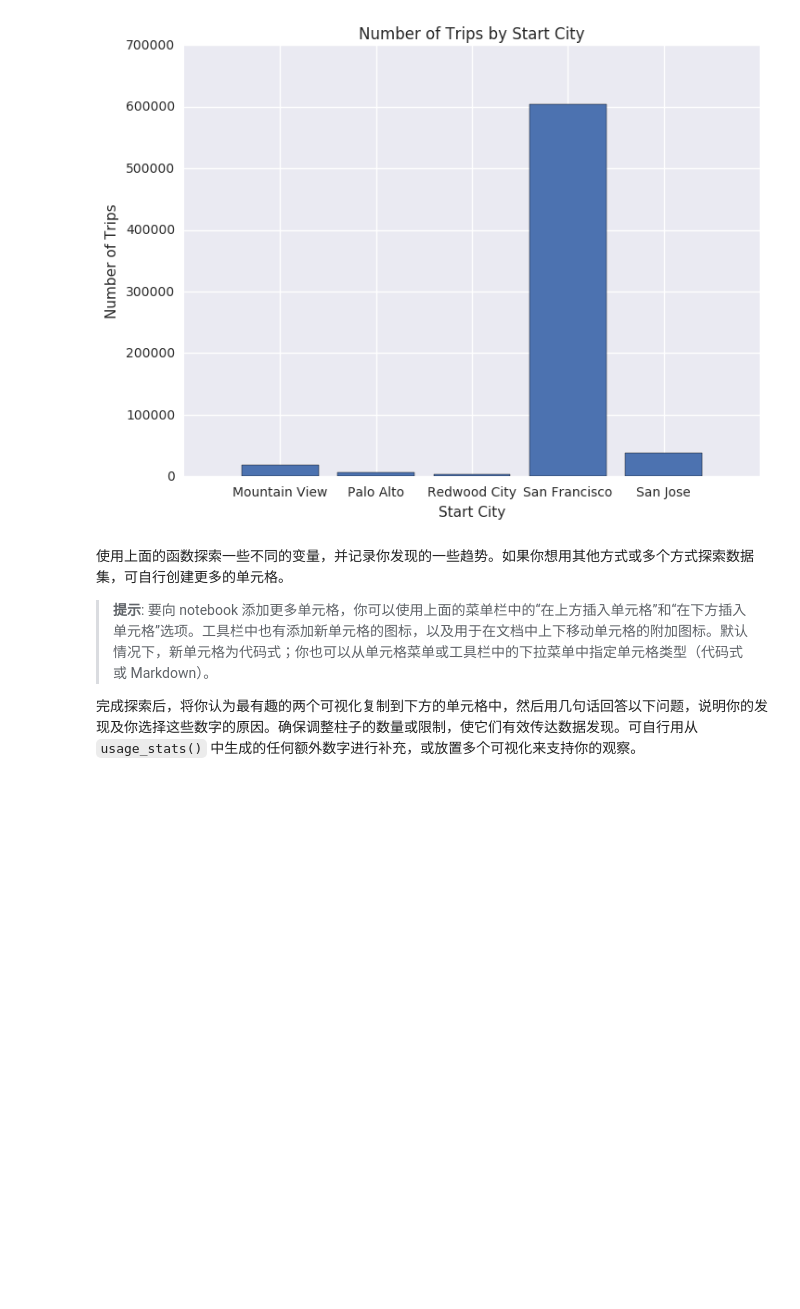
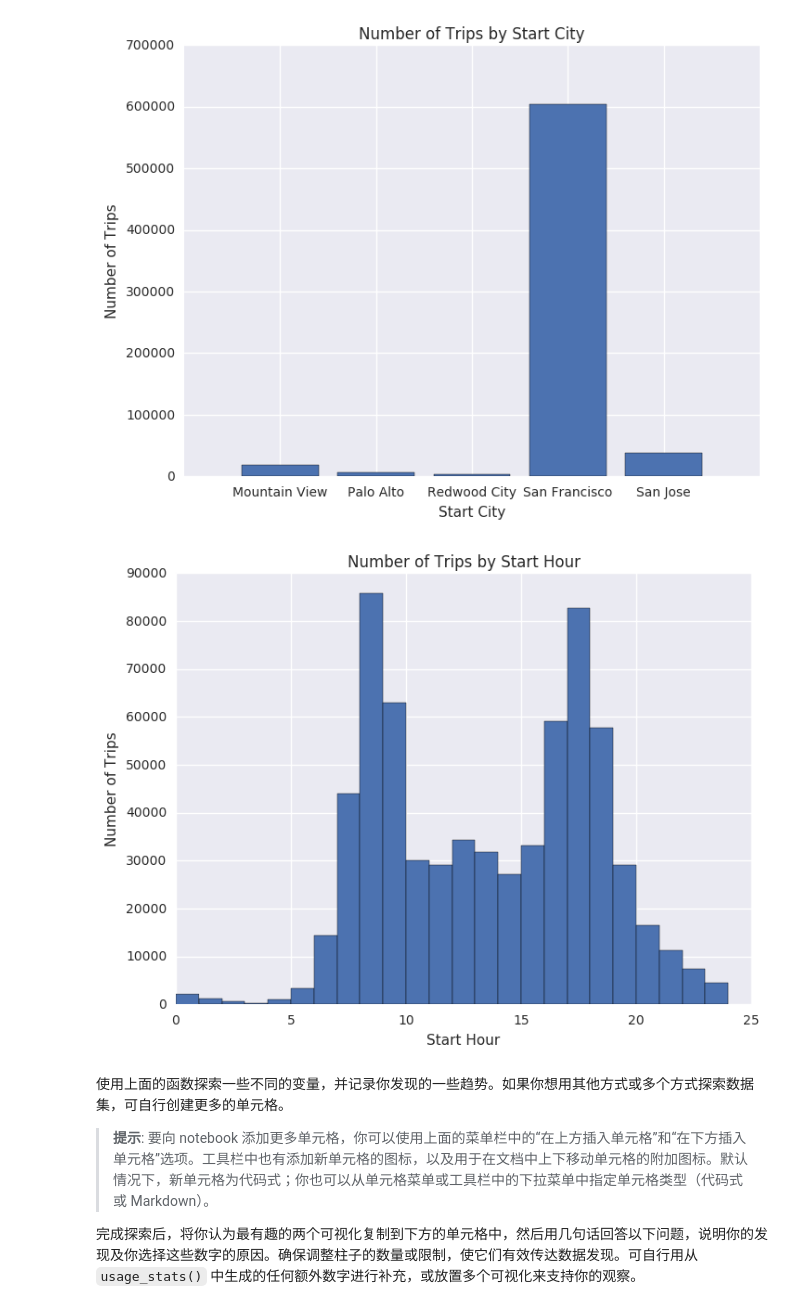
Before and after one commit to zhengweiyu/Bay_Area_Bike_Share_Analysis, a Jupyter notebook: Bay_Area_Bike_Share_Analysis.ipynb, the cells around one changed output. Cells and saved outputs as stored; diff of their text form; code cells hidden in the pictures; blank space fills up the shorter version.

```diff
--- a/Bay_Area_Bike_Share_Analysis.ipynb
+++ b/Bay_Area_Bike_Share_Analysis.ipynb
@@ -320,5 +318,7 @@ usage_plot(trip_data, 'start_month')
 # %%
-usage_plot(trip_data, 'start_hour')
+usage_plot(trip_data, 'start_hour', boundary = 0, bin_width = 1)
+# %% [output]
+[figure, added]
 # %% [markdown]
 使用上面的函数探索一些不同的变量，并记录你发现的一些趋势。如果你想用其他方式或多个方式探索数据集，可自行创建更多的单元格。
 
```
Also changed, not shown: parts of 6 cells of this notebook, 1 other file.
